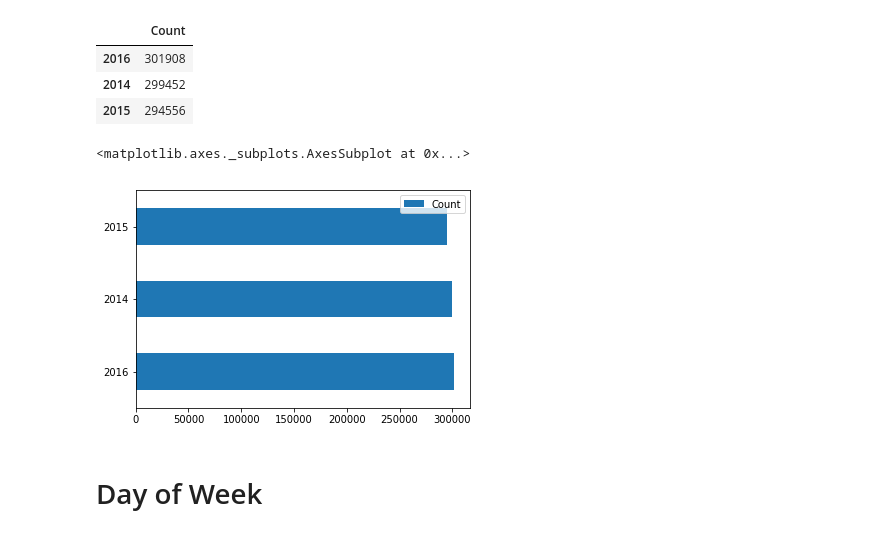
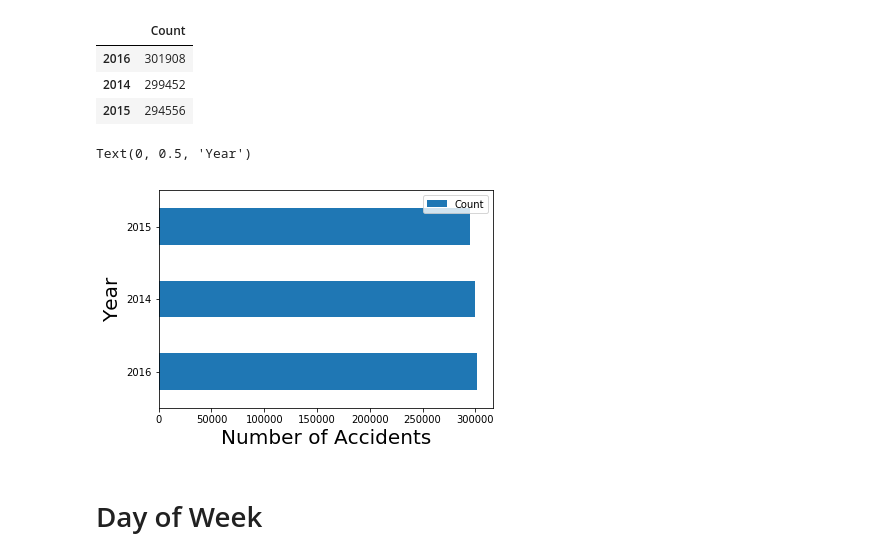
Before and after one commit to jac237/COGS108_Repo, a Jupyter notebook: Final Project/data_wrangling.ipynb, the cells around one changed output. Saved outputs shown, nothing was run; the diff lists cells and outputs as text; code cells hidden in the pictures.

```diff
--- a/Final Project/data_wrangling.ipynb
+++ b/Final Project/data_wrangling.ipynb
@@ -401,10 +426,12 @@ accident_year2
 | 2014 | 299452 |
 | 2015 | 294556 |
 # %%
-accident_year2.plot.barh(rot=0, width=0.5)
+AY = accident_year2.plot.barh(rot=0, width=0.5)
+AY.set_xlabel('Number of Accidents', fontsize= 20)
+AY.set_ylabel('Year', fontsize = 20)
 # %% [output]
-<matplotlib.axes._subplots.AxesSubplot at 0x...>
+Text(0, 0.5, 'Year')
-[figure, old version]
+[figure, new version]
 # %% [markdown]
 # Day of Week
 # %%
```
Also changed, not shown: parts of 21 cells of this notebook.
